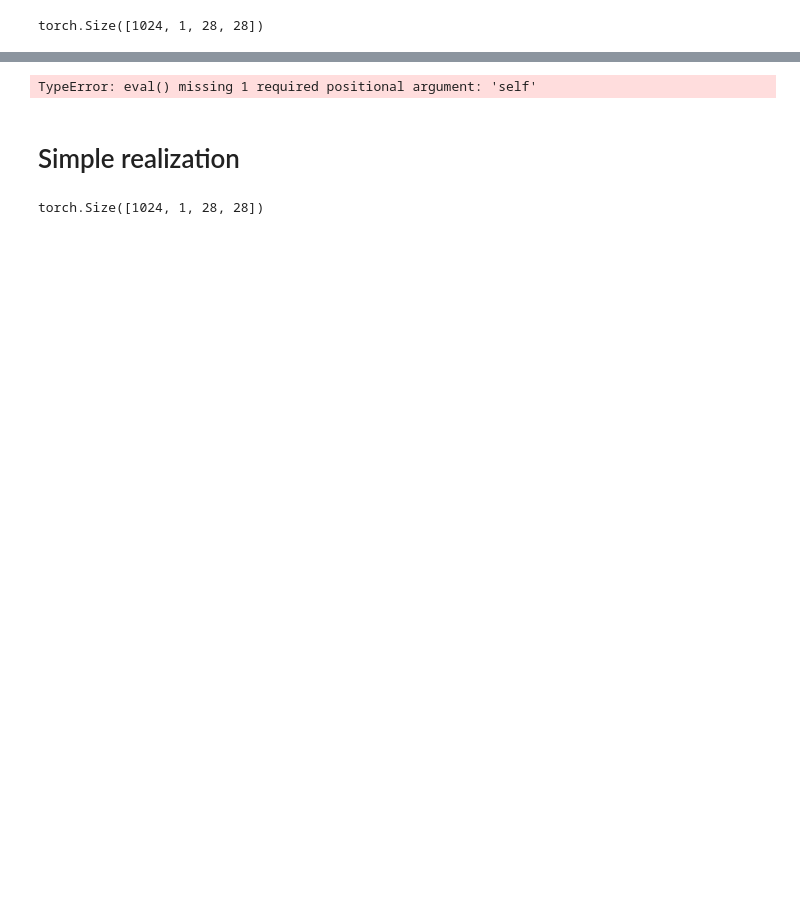
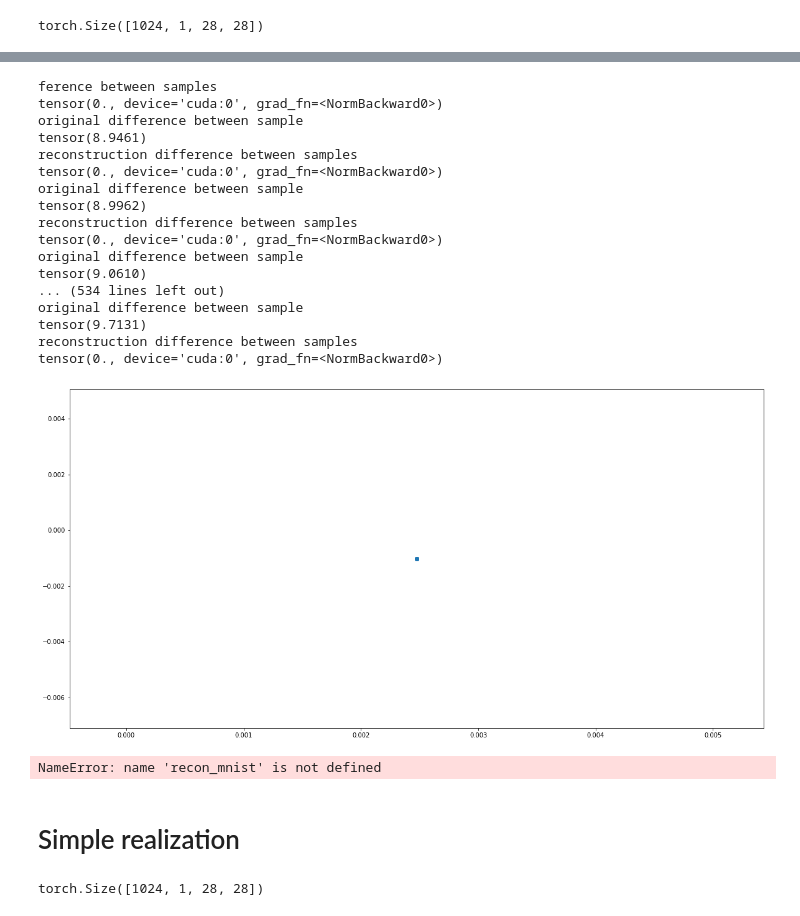
Before and after one commit to cyang389/JointTI, a Jupyter notebook: test_model.ipynb, the cells around one changed output, grey strips where cells are left out. Cells and saved outputs as stored; diff of their text form; code cells hidden in the pictures; blank space fills up the shorter version.

```diff
--- a/test_model.ipynb
+++ b/test_model.ipynb
@@ -103,11 +114,32 @@ Epoch: 100, Total loss: 0.07940
 # %%
-z, loss_val, recon_mnist = test_mnist(ae_from_vae, mnist_test)
+z, loss_val, recon_mnist = test_mnist(model_ae, mnist_test)
 fig = plt.figure(figsize = (20,10))
 ax = fig.add_subplot()
 ax.scatter(z[:,0], z[:,1])
 plt.show()
 # %% [output]
-TypeError: eval() missing 1 required positional argument: 'self'
+ference between samples
+tensor(0., device='cuda:0', grad_fn=<NormBackward0>)
+original difference between sample
+tensor(8.9461)
+reconstruction difference between samples
+tensor(0., device='cuda:0', grad_fn=<NormBackward0>)
+original difference between sample
+tensor(8.9962)
+reconstruction difference between samples
+tensor(0., device='cuda:0', grad_fn=<NormBackward0>)
+original difference between sample
+tensor(9.0610)
+... (534 lines left out)
+original difference between sample
+tensor(9.7131)
+reconstruction difference between samples
+tensor(0., device='cuda:0', grad_fn=<NormBackward0>)
+[figure, added]
+# %%
+print(recon_mnist)
+# %% [output]
+NameError: name 'recon_mnist' is not defined
 # %% [markdown]
 # Simple realization
 # %%
```
Also changed, not shown: parts of 5 cells of this notebook, 2 other files.
